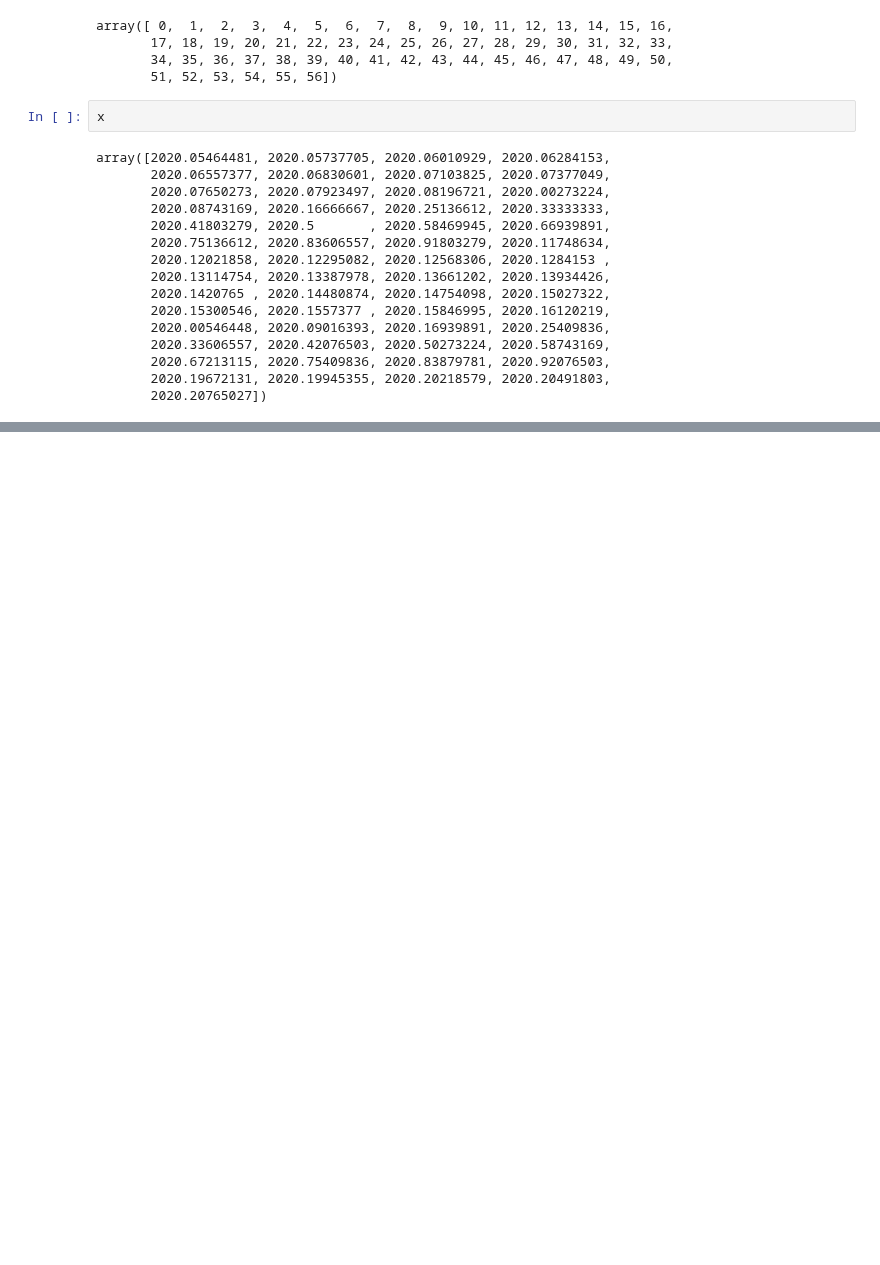
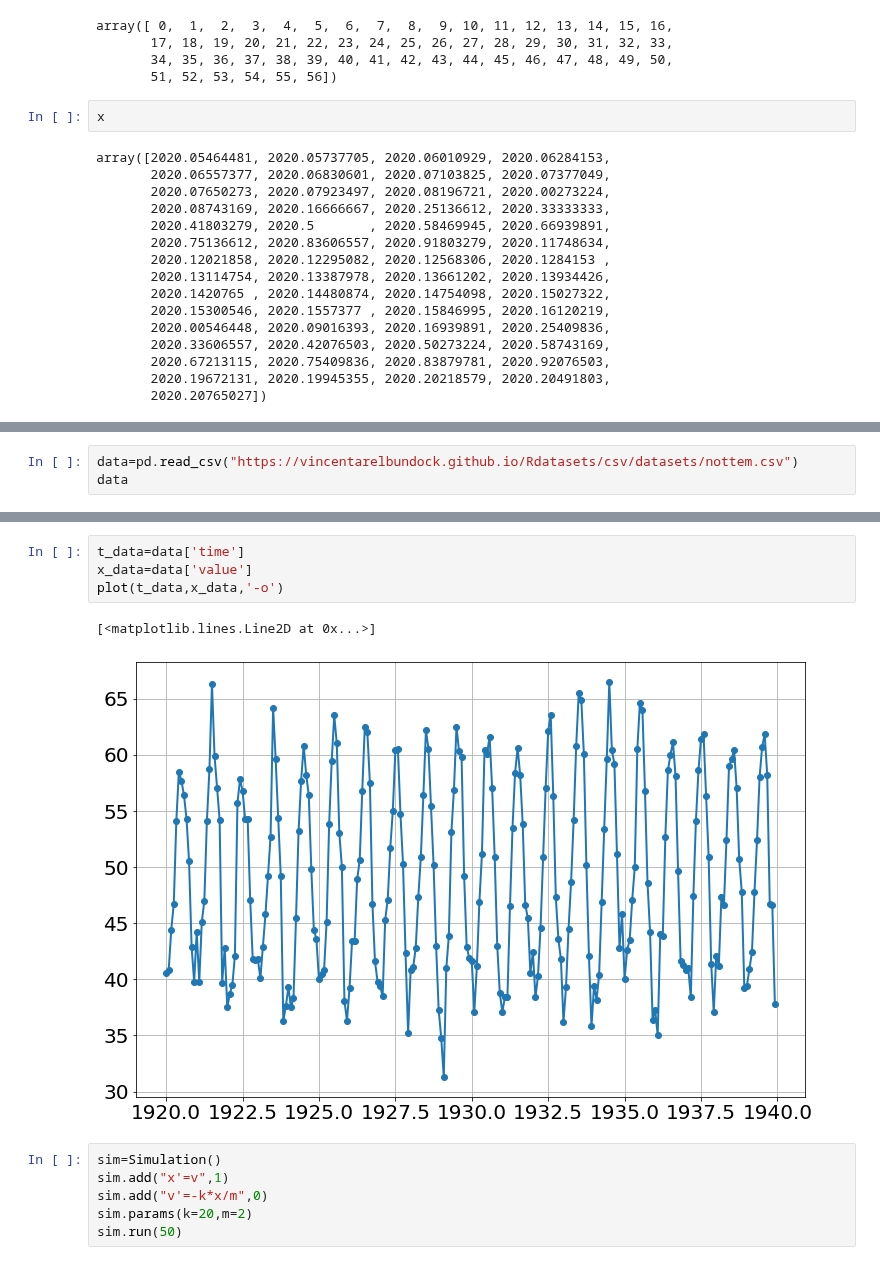
Before and after one commit to bblais/Computer-Programming-for-the-Sciences-Spring-2022, a Jupyter notebook: Sprint #2 - Dynamical Systems and Parameters/2022-03-01 Class.ipynb, the cells around one changed output, grey strips where cells are left out. Saved outputs shown, nothing was run; the diff lists cells and outputs as text; blank space fills up the shorter version.

```diff
--- a/Sprint #2 - Dynamical Systems and Parameters/2022-03-01 Class.ipynb
+++ b/Sprint #2 - Dynamical Systems and Parameters/2022-03-01 Class.ipynb
@@ -308,0 +311,3 @@ array([2020.05464481, 2020.05737705, 2020.06010929, 2020.06284153,
+# %%
+data=pd.read_csv("https://vincentarelbundock.github.io/Rdatasets/csv/datasets/nottem.csv")
+data
@@ -308,0 +328,13 @@ array([2020.05464481, 2020.05737705, 2020.06010929, 2020.06284153,
+# %%
+t_data=data['time']
+x_data=data['value']
+plot(t_data,x_data,'-o')
+# %% [output]
+[<matplotlib.lines.Line2D at 0x...>]
+[figure, added]
+# %%
+sim=Simulation()
+sim.add("x'=v",1)
+sim.add("v'=-k*x/m",0)
+sim.params(k=20,m=2)
+sim.run(50)
```
Also changed, not shown: parts of 6 cells of this notebook, 1 other file.
